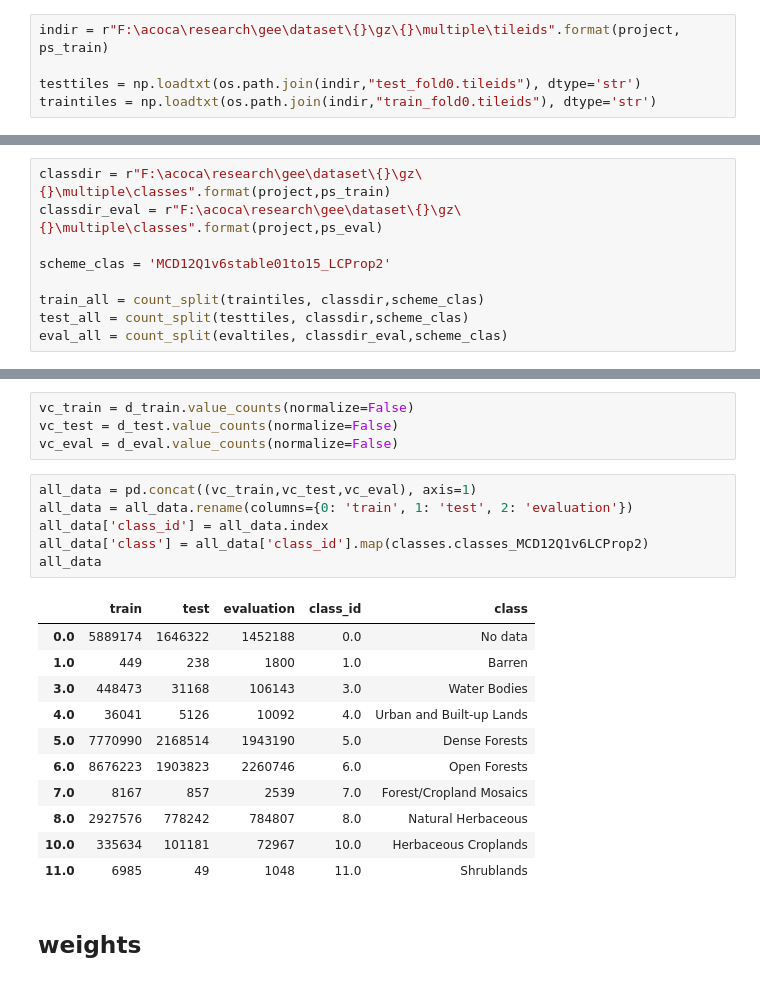
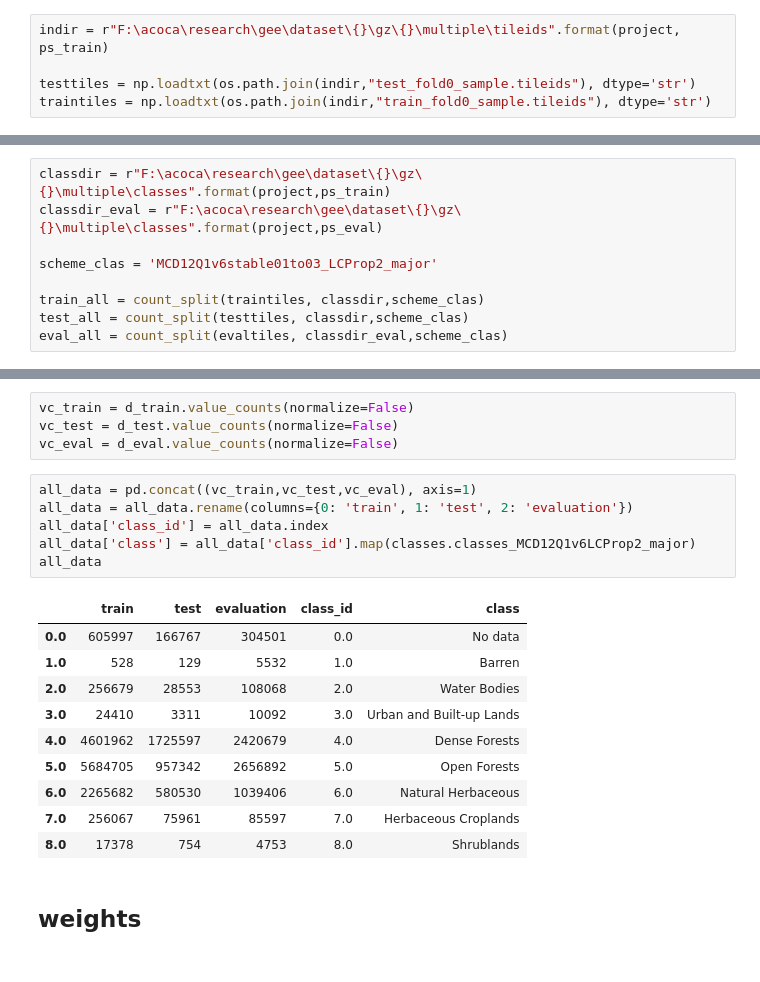
Before and after one commit to acocac/MTLCC-MODIS-GCP, a Jupyter notebook: notebooks/count_classes.ipynb, the cells around one changed output, grey strips where cells are left out. Saved outputs shown, nothing was run; the diff lists cells and outputs as text.

```diff
--- a/notebooks/count_classes.ipynb
+++ b/notebooks/count_classes.ipynb
@@ -34,8 +34,8 @@ project = "AMZ"
 # %%
 indir = r"F:\acoca\research\gee\dataset\{}\gz\{}\multiple\tileids".format(project, ps_train)
 
-testtiles = np.loadtxt(os.path.join(indir,"test_fold0.tileids"), dtype='str')
-traintiles = np.loadtxt(os.path.join(indir,"train_fold0.tileids"), dtype='str')
+testtiles = np.loadtxt(os.path.join(indir,"test_fold0_sample.tileids"), dtype='str')
+traintiles = np.loadtxt(os.path.join(indir,"train_fold0_sample.tileids"), dtype='str')
 # %%
 indir = r"F:\acoca\research\gee\dataset\{}\gz\{}\multiple\tileids".format(project,ps_eval)
 
@@ -65,7 +65,7 @@ def count_split(tiles, indir, reference):
 classdir = r"F:\acoca\research\gee\dataset\{}\gz\{}\multiple\classes".format(project,ps_train)
 classdir_eval = r"F:\acoca\research\gee\dataset\{}\gz\{}\multiple\classes".format(project,ps_eval)
 
-scheme_clas = 'MCD12Q1v6stable01to15_LCProp2'
+scheme_clas = 'MCD12Q1v6stable01to03_LCProp2_major'
 
 train_all = count_split(traintiles, classdir,scheme_clas)
 test_all = count_split(testtiles, classdir,scheme_clas)
@@ -84,21 +84,20 @@ vc_eval = d_eval.value_counts(normalize=False)
 # %%
 all_data = pd.concat((vc_train,vc_test,vc_eval), axis=1)
 all_data = all_data.rename(columns={0: 'train', 1: 'test', 2: 'evaluation'})
 all_data['class_id'] = all_data.index
-all_data['class'] = all_data['class_id'].map(classes.classes_MCD12Q1v6LCProp2)
+all_data['class'] = all_data['class_id'].map(classes.classes_MCD12Q1v6LCProp2_major)
 all_data
 # %% [output]
 |  | train | test | evaluation | class_id | class |
-| 0.0 | 5889174 | 1646322 | 1452188 | 0.0 | No data |
-| 1.0 | 449 | 238 | 1800 | 1.0 | Barren |
-| 3.0 | 448473 | 31168 | 106143 | 3.0 | Water Bodies |
-| 4.0 | 36041 | 5126 | 10092 | 4.0 | Urban and Built-up Lands |
-| 5.0 | 7770990 | 2168514 | 1943190 | 5.0 | Dense Forests |
-| 6.0 | 8676223 | 1903823 | 2260746 | 6.0 | Open Forests |
-| 7.0 | 8167 | 857 | 2539 | 7.0 | Forest/Cropland Mosaics |
-| 8.0 | 2927576 | 778242 | 784807 | 8.0 | Natural Herbaceous |
-| 10.0 | 335634 | 101181 | 72967 | 10.0 | Herbaceous Croplands |
-| 11.0 | 6985 | 49 | 1048 | 11.0 | Shrublands |
+| 0.0 | 605997 | 166767 | 304501 | 0.0 | No data |
+| 1.0 | 528 | 129 | 5532 | 1.0 | Barren |
+| 2.0 | 256679 | 28553 | 108068 | 2.0 | Water Bodies |
+| 3.0 | 24410 | 3311 | 10092 | 3.0 | Urban and Built-up Lands |
+| 4.0 | 4601962 | 1725597 | 2420679 | 4.0 | Dense Forests |
+| 5.0 | 5684705 | 957342 | 2656892 | 5.0 | Open Forests |
+| 6.0 | 2265682 | 580530 | 1039406 | 6.0 | Natural Herbaceous |
+| 7.0 | 256067 | 75961 | 85597 | 7.0 | Herbaceous Croplands |
+| 8.0 | 17378 | 754 | 4753 | 8.0 | Shrublands |
 # %% [markdown]
 ## weights
 # %%
```
Also changed, not shown: 23 other files.
